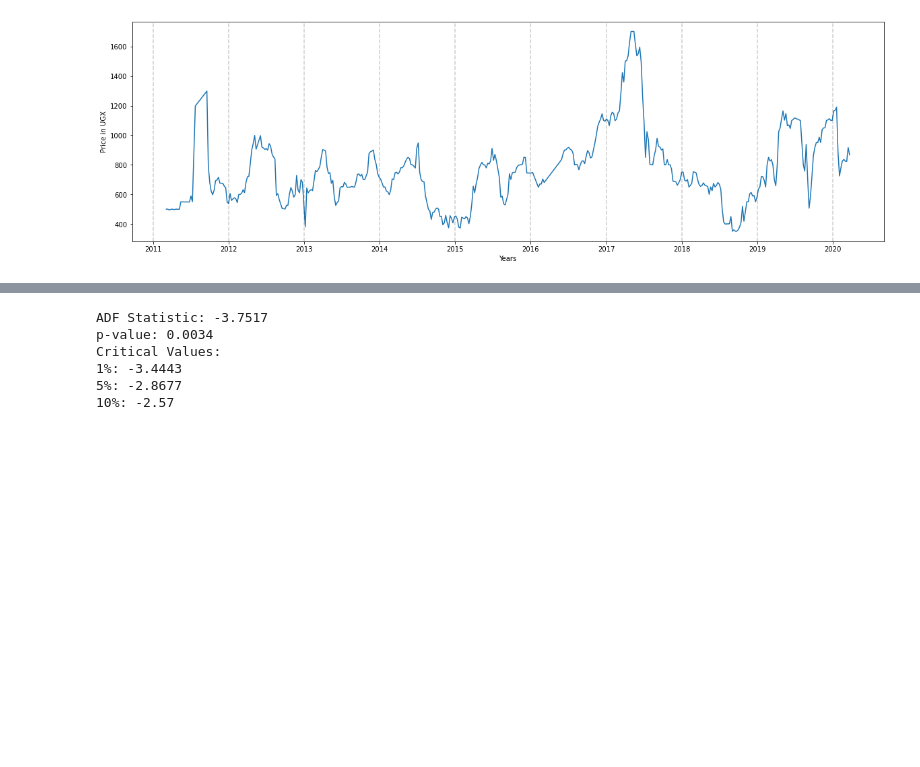
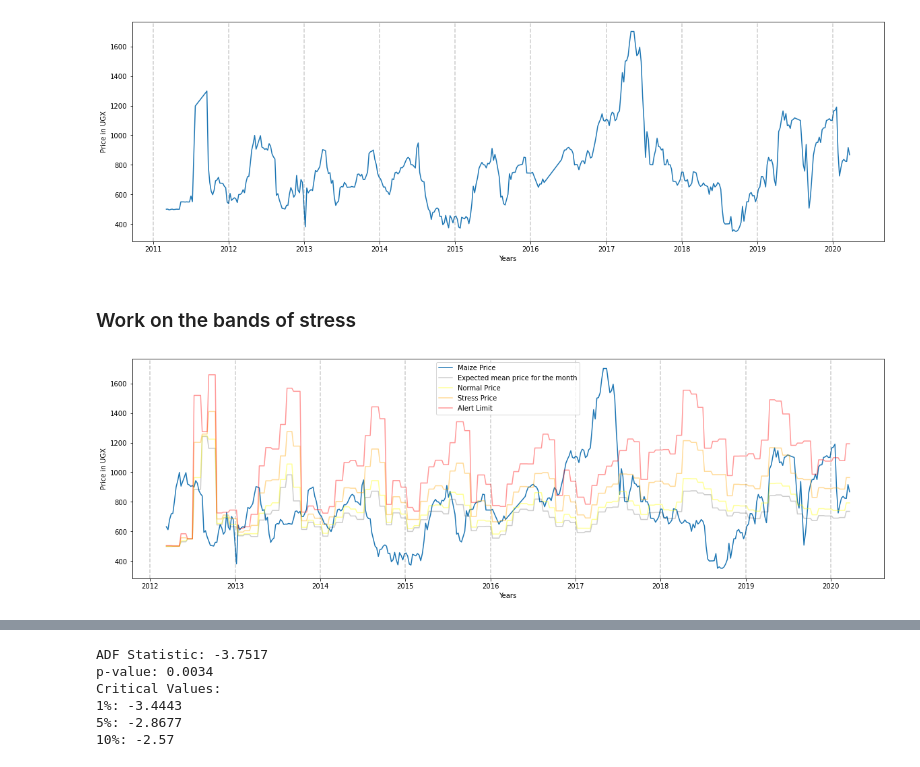
Before and after one commit to CodingDuckmx/Sauti-Africa-Market-Monitoring, a Jupyter notebook: maize_first_steps.ipynb, the cells around one changed output, grey strips where cells are left out. Saved outputs shown, nothing was run; the diff lists cells and outputs as text; code cells hidden in the pictures; blank space fills up the shorter version.

```diff
--- a/maize_first_steps.ipynb
+++ b/maize_first_steps.ipynb
@@ -239,3 +240,48 @@ plt.ylabel('Price in UGX')
 plt.show()
 # %% [output]
 [figure]
+# %% [markdown]
+### Work on the bands of stress
+# %%
+def build_bands_year_lag(dataframe):
+
+    year_lag_bands = dataframe.copy()
+    year_lag_bands['expected_mean'] = None
+    year_lag_bands['normal_limit'] = None
+    year_lag_bands['stress_limit'] = None
+    year_lag_bands['alert_limit'] = None
+
+    for date in dataframe.index[52:]:
+
+        try:
+
+            window = dataframe[:date - timedelta(weeks=48) ]
+            means = window.groupby(lambda d: d.month).mean()
+            stds = window.groupby(lambda d: d.month).std()
+            year_lag_bands.iloc[len(dataframe.loc[:date]),1] =  means.loc[int(str(date)[5:7])][0]
+            year_lag_bands.iloc[len(dataframe.loc[:date]),2] =  means.loc[int(str(date)[5:7])][0] + 0.25 * stds.loc[int(str(date)[5:7])][0]
+            year_lag_bands.iloc[len(dataframe.loc[:date]),3] =  means.loc[int(str(date)[5:7])][0] + stds.loc[int(str(date)[5:7])][0]
+            year_lag_bands.iloc[len(dataframe.loc[:date]),4] =  means.loc[int(str(date)[5:7])][0] +  2 * stds.loc[int(str(date)[5:7])][0]
+
+        except:
+            pass
+
+
+    return year_lag_bands[53:]
+
+year_lag_bands = build_bands_year_lag(weekly_lira)
+# %%
+plt.plot(year_lag_bands.iloc[:,0], label = 'Maize Price')
+plt.plot(year_lag_bands.iloc[:,1], label = 'Expected mean price for the month', color='k', alpha=0.2)
+plt.plot(year_lag_bands.iloc[:,2], label = 'Normal Price', color='yellow', alpha=0.4)
+plt.plot(year_lag_bands.iloc[:,3], label = 'Stress Price', color='orange', alpha=0.4)
+plt.plot(year_lag_bands.iloc[:,4], label = 'Alert Limit', color='red', alpha=0.4)
+
+for year in range(2012,2021):
+    plt.axvline(pd.to_datetime(str(year) + '-01-01'), color='k', linestyle='--', alpha=0.2)
+plt.xlabel('Years')
+plt.ylabel('Price in UGX')
+plt.legend(loc='best')
+plt.show()
+# %% [output]
+[figure, added]
```
Also changed, not shown: parts of 18 cells of this notebook.
